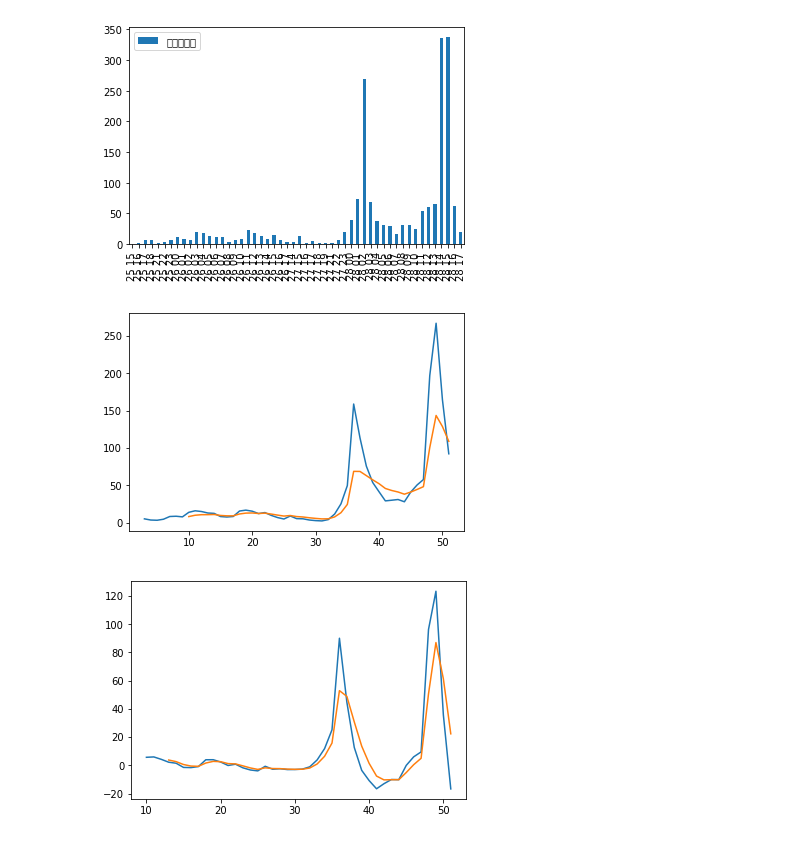
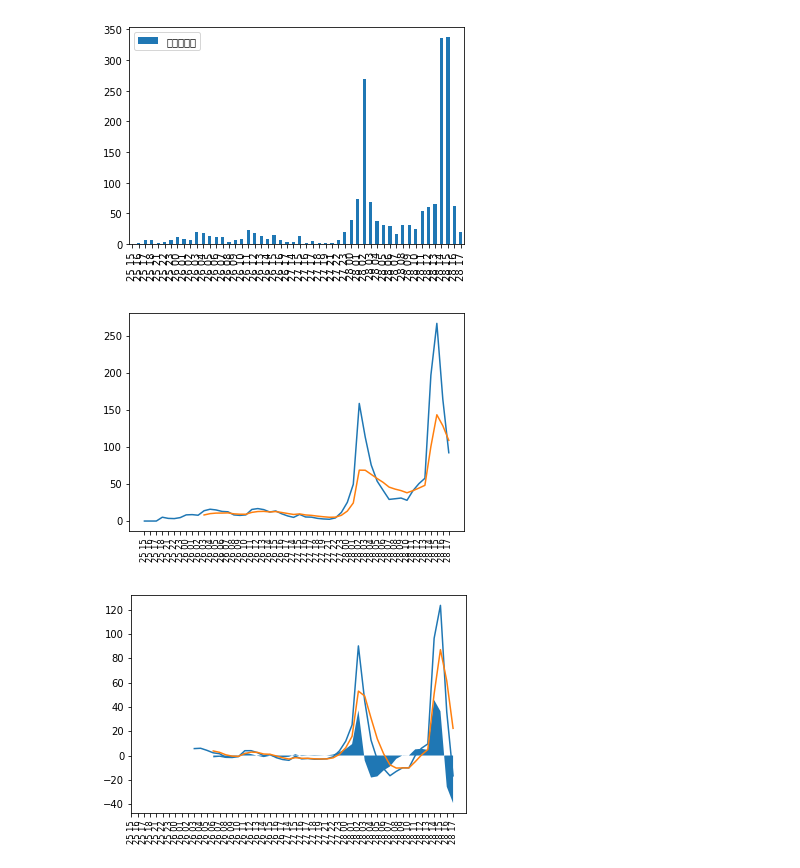
Before and after one commit to NPoi/onsha_heisha-webdataml, a Jupyter notebook: Chapter2.ipynb, the cells around one changed output. Drawn from its saved outputs; the diff is of its cells as text; code cells hidden in the pictures.

```diff
--- a/Chapter2.ipynb
+++ b/Chapter2.ipynb
@@ -254,20 +271,42 @@ plt.show()
 # %% [output]
 [figure]
 # %%
+fig = plt.figure()
+
 data = [ t[1] for t in sorted(counter.items())]
-series3 = [None]*3 + [ ema(i, 3, data) for i in range(3, len(data))]
-plt.plot(pd.Series(series3))
+series3 = [0]*3 + [ ema(i, 3, data) for i in range(3, len(data))]
+s = pd.Series(series3)
+ax = fig.add_subplot(1,1,1)
+
+ax.plot(s)
+
 series10 = [None]*10 + [ ema(i, 10, data) for i in range(10, len(data))]
-plt.plot(pd.Series(series10))
 
+s = pd.Series(series10)
+ax.plot(s)
+ax.set_xticks(range(len(tweet_data.index)))
+ax.set_xticklabels(tweet_data.index,rotation =90,fontsize ="small")
 plt.show()
 # %% [output]
-[figure, old version]
+[figure, new version]
 # %%
+# MACDとsignalとMACDヒストグラム
+
+fig2 = plt.figure()
 macd3_10 = [None]*10 + [ series3[i] - series10[i] for i in range(10,  len(data)) ]
-plt.plot(pd.Series(macd3_10))
-signal3_10_3 = [ ema(i, 3, macd3_10[10:]) for i in range(3, len(macd3_10[10:]))]
-plt.plot(pd.Series([None]*13 + signal3_10_3))
+
+ax2 = fig2.add_subplot(1,1,1)
+ax2.plot(pd.Series(macd3_10))
+
+signal3_10_3 = [None]*13 + [ ema(i, 3, macd3_10[10:]) for i in range(3, len(macd3_10[10:]))]
+ax2.plot(pd.Series(signal3_10_3))
+
+
+histgram3_10_3 = [None]*13 +[ macd3_10[13+j] - signal3_10_3[13+j]  for j in range(len(signal3_10_3)-13)]
+ax2.fill_between(range(len(histgram3_10_3)), pd.Series(histgram3_10_3), 0)
+
+ax2.set_xticks(range(len(tweet_data.index)))
+ax2.set_xticklabels(tweet_data.index,rotation =90, fontsize ="small")
 plt.show()
 # %% [output]
-[figure, old version]
+[figure, new version]
```
Also changed, not shown: parts of 3 cells of this notebook.
